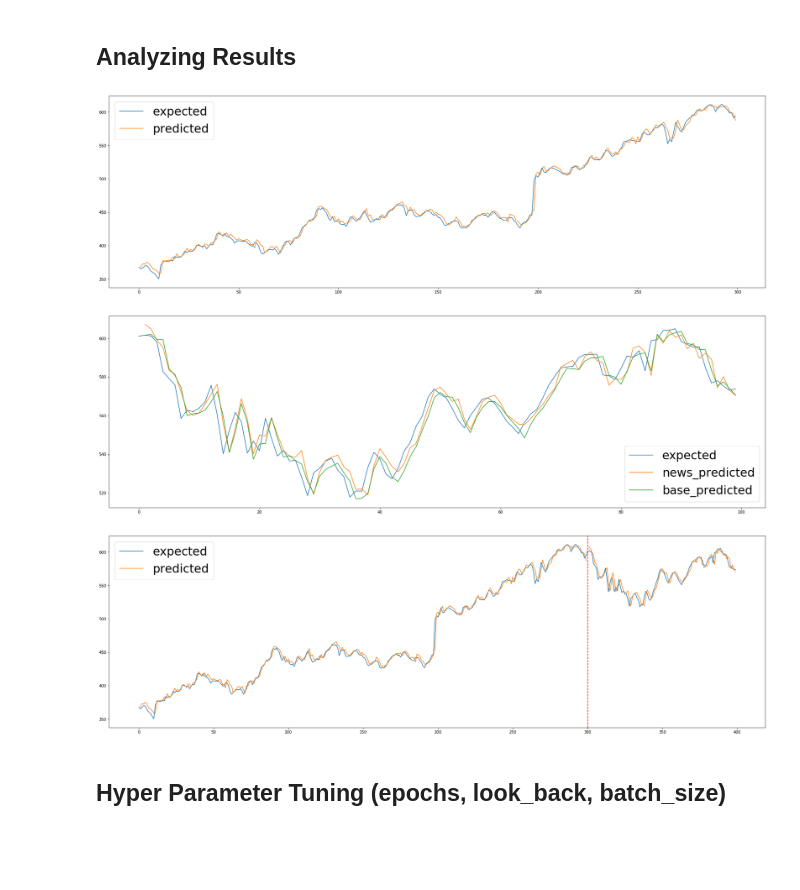
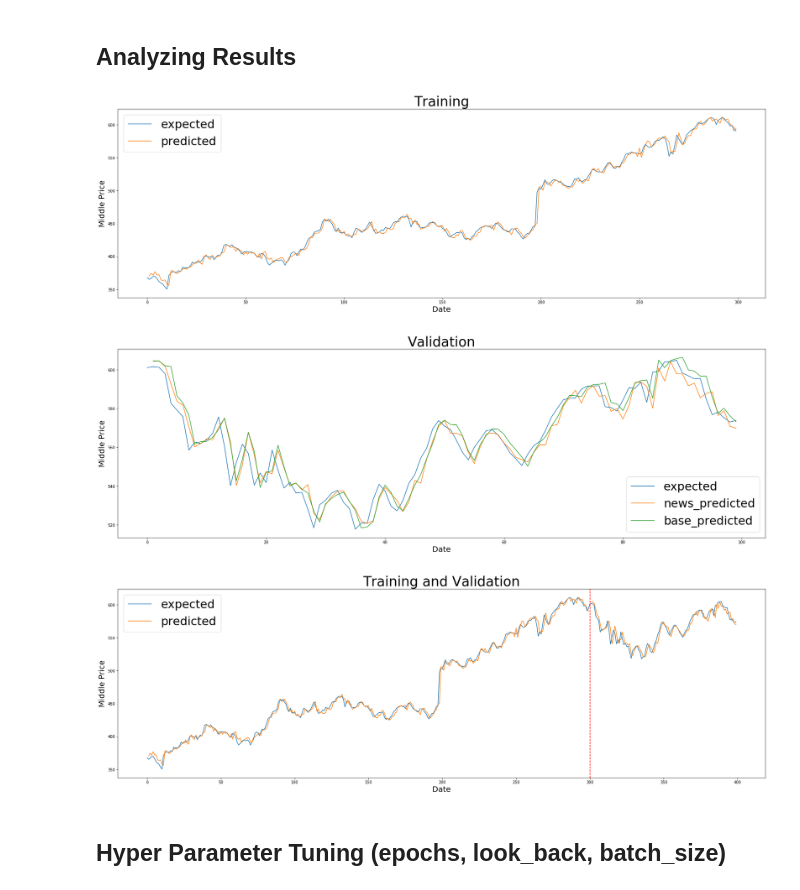
Before and after one commit to stanleykywu/predicting-stocks, a Jupyter notebook: models/LSTM.ipynb, the cells around one changed output. Drawn from its saved outputs; the diff is of its cells as text; code cells hidden in the pictures; blank space fills up the shorter version.

```diff
--- a/models/LSTM.ipynb
+++ b/models/LSTM.ipynb
@@ -391,12 +406,15 @@ news_trn_res = getPredictions(model, training_data_scaled, trainX, 'Middle', sc,
 # %%
 # Plot training data with known
 plt.figure(figsize = (30,9))
 plt.plot(range(df[:300].shape[0]), df[:300]['Middle'], label='expected')
 plt.plot(range(len(news_trn_res)), news_trn_res, label='predicted')
+plt.title('Training', fontsize=35)
+plt.ylabel('Middle Price', fontsize=20)
+plt.xlabel('Date', fontsize=20)
 plt.legend(prop={'size': 30})
 plt.show()
 # %% [output]
-[figure, old version]
+[figure, new version]
 # %%
 news_val_res = getPredictions(model, validation_data_scaled, valX, 'Middle', sc, look_back=look_back)
 # %%
@@ -405,10 +423,13 @@ plt.figure(figsize = (30,9))
 plt.plot(range(df[300:400].shape[0]), df[300:400]['Middle'], label='expected')
 plt.plot(range(len(news_val_res)), news_val_res, label='news_predicted')
 plt.plot(range(len(no_news_val_res)), no_news_val_res, label='base_predicted')
+plt.title('Validation', fontsize=35)
+plt.ylabel('Middle Price', fontsize=20)
+plt.xlabel('Date', fontsize=20)
 plt.legend(prop={'size': 30})
 plt.show()
 # %% [output]
-[figure, old version]
+[figure, new version]
 # %%
 total_expected = df[:400]
 news_total_res = news_trn_res + news_val_res
@@ -417,11 +438,14 @@ news_total_res = news_trn_res + news_val_res
 plt.figure(figsize = (30,9))
 plt.plot(range(total_expected.shape[0]), total_expected['Middle'], label='expected')
 plt.plot(range(len(news_total_res)), news_total_res, label='predicted')
+plt.title('Training and Validation', fontsize=35)
+plt.ylabel('Middle Price', fontsize=20)
+plt.xlabel('Date', fontsize=20)
 plt.legend(prop={'size': 30})
 plt.axvline(x=300, color='red', ls='--')
 plt.show()
 # %% [output]
-[figure, old version]
+[figure, new version]
 # %% [markdown]
 ## Hyper Parameter Tuning (epochs, look_back, batch_size)<a id='sectionB4'></a>
 # %%
```
Also changed, not shown: parts of 16 cells of this notebook.
